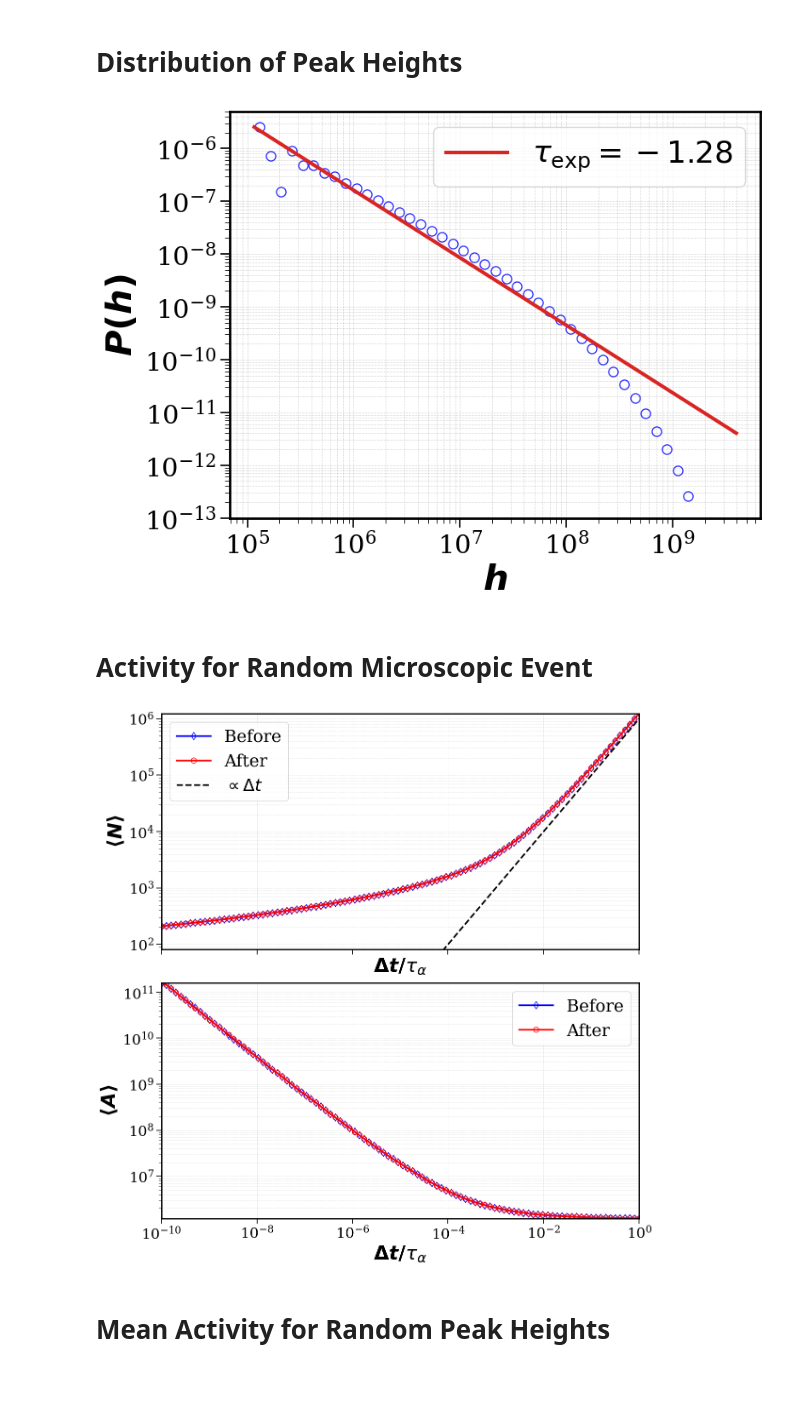
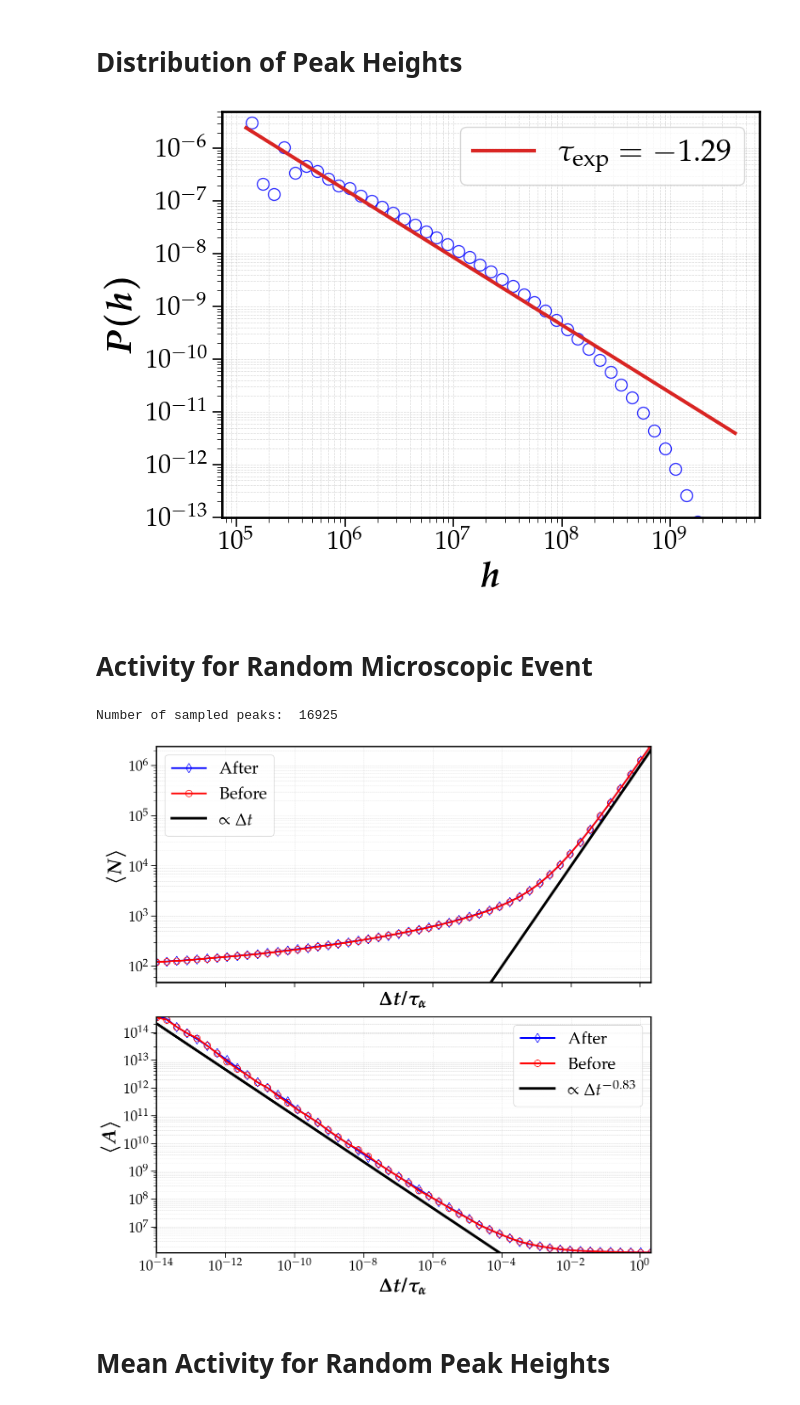
Before and after one commit to sylvainshan/PHYS-422-Foreshocks-and-Aftershocks-in-Thermal-Creep-Dynamics, a Jupyter notebook: Activity_analysis.ipynb, the cells around one changed output. Saved outputs shown, nothing was run; the diff lists cells and outputs as text; code cells hidden in the pictures.

```diff
--- a/Activity_analysis.ipynb
+++ b/Activity_analysis.ipynb
@@ -10,10 +10,14 @@ import matplotlib.pyplot as plt
 import matplotlib.colors as mcolors
 # %%
 # Failure times loading parameters
-N_SAMPLES = 5
+N_SAMPLES = 10
 N_SEGMENTS = 6
-start_id = 60
+start_id = 81
 stop_id = start_id + N_SAMPLES
 IDS = np.arange(start_id, stop_id)
 FILE_NAMES = [f'id=00{str(id)}.h5' for id in IDS]
+
+VERBOSE = True
+PLOT_CHECK = False
+SAVE_PLOT = True
 # %%
@@ -28,17 +33,17 @@ THRESHOLD = 1
 
 # Number of peaks to consider when randomly selecting peaks
 RANDOM_SEED = 0
-N_RANDOM_PEAKS = 20000
+N_RANDOM_PEAKS = 2000
 
 # Number of time windows to consider when counting events
-T = 100
-T_START = 1e-10
-T_END = 1
+T = 50
+T_START = 1e-14
+T_END = 2
 
 # Number of peak heights to consider when filtering peaks
 N_H = 6
-START_STD_H = 4
-END_STD_H = 9
+START_STD_H = 0
+END_STD_H = 10
 VAR_H = 0.05
 # %%
 all_failure_times, _ = load_failure_data(filenames=FILE_NAMES,
@@ -173,7 +283,7 @@ c_red = plt.get_cmap('Reds')
 c_blue = plt.get_cmap('Blues')
 c = ['blue', c_red(0.7)]
 fig, ax = plt.subplots(figsize=(8, 6))
-fit.plot_pdf(color=c[0], marker='o', linestyle='None', fillstyle='none', ax=ax, markersize=8, alpha=0.8)
+fit.plot_pdf(color=c[0], marker='o', linestyle='None', fillstyle='none', ax=ax, alpha=0.8)
 fit.power_law.plot_pdf(color=c[1], linestyle='-', ax=ax , label=rf'$\tau_{{\rm exp}}=-{fit.alpha:.2f}$', linewidth=3)
 ax.set_xlabel(r'$\boldsymbol{h}$')
 ax.set_ylabel(r'$\boldsymbol{P(h)}$')
@@ -192,66 +302,56 @@ if SAVE_PLOT:
 
 plt.show()
 # %% [output]
-[figure, old version]
+[figure, new version]
 # %% [markdown]
 # Activity for Random Microscopic Event
 # %%
 if COMPUTE_ACTIVITY_FOR_RANDOM_MICROSCOPIC_EVENT:
-    micro_time_windows = n_events_around_micro_event_dict['time_windows']
-    mean_n_micro_before = n_events_around_micro_event_dict['mean_n_before']
-    mean_n_micro_after = n_events_around_micro_event_dict['mean_n_after']
-    std_n_micro_before = n_events_around_micro_event_dict['std_n_before']
-    std_n_micro_after = n_events_around_micro_event_dict['std_n_after']
-
-    mean_a_micro_before = np.gradient(mean_n_micro_before, micro_time_windows)
-    mean_a_micro_after = np.gradient(mean_n_micro_after, micro_time_windows)
-
-    median_n_micro_before = np.median(n_events_around_micro_event_dict['n_before'], axis=0)
-    median_n_micro_after = np.median(n_events_around_micro_event_dict['n_after'], axis=0)
-
     fig, axs = plt.subplots(2, 1, sharex=True, figsize=(12, 12))
-    axs[0].plot(micro_time_windows, mean_n_micro_before, marker='d', fillstyle='none', linestyle='-', color='b', label='Before', markersize=8)
+    axs[0].plot(micro_time_windows, mean_n_micro_before, marker='d', fillstyle='none', linestyle='-', color='b', label='Before')
     # axs[0].fill_between(micro_time_windows, mean_n_micro_before - std_n_micro_before, mean_n_micro_before + std_n_micro_before, color='b', alpha=0.25)
 
-    axs[0].plot(micro_time_windows, mean_n_micro_after, marker='o', fillstyle='none', linestyle='-', color='r', label='After', markersize=8)
+    axs[0].plot(micro_time_windows, mean_n_micro_after, marker='o', fillstyle='none', linestyle='-', color='r', label='After')
     # axs[0].fill_between(micro_time_windows, mean_n_micro_after - std_n_micro_after, mean_n_micro_after + std_n_micro_after, color='r', alpha=0.25)
 
-    axs[0].plot(micro_time_windows, 1e6 * micro_time_windows, linestyle='--', color='black', label=r'$\propto \Delta t$')
+    axs[0].plot(micro_time_windows, 1e6 * micro_time_windows, linestyle='-', color='black', label=r'$\propto \Delta t$', linewidth=4)
     axs[0].set_xscale('log')
     axs[0].set_yscale('log')
     axs[0].set_xlabel(r'$\boldsymbol{\Delta t/\tau_\alpha}$')
     axs[0].set_ylabel(r'$\boldsymbol{\langle N \rangle}$')
     axs[0].set_xlim(min(micro_time_windows), max(micro_time_windows))
     axs[0].set_ylim(min([median_n_micro_before.min(), median_n_micro_after.min()]),
                     max([median_n_micro_before.max(), median_n_micro_after.max()]))
     axs[0].legend(loc='best')
     axs[0].grid(True, alpha=0.3, which='both', ls='--')
 
-    axs[1].plot(micro_time_windows, mean_a_micro_before,marker='d', fillstyle='none', linestyle='-', color='b', label='Before', markersize=8)
-    axs[1].plot(micro_time_windows, mean_a_micro_after, marker='o',   fillstyle='none', linestyle='-', color='r', label='After', markersize=8)
+    axs[1].plot(micro_time_windows, mean_a_micro_before,marker='d', fillstyle='none', linestyle='-', color='b', label='Before', alpha=0.8)
+    axs[1].plot(micro_time_windows, mean_a_micro_after, marker='o',   fillstyle='none', linestyle='-', color='r', label='After', alpha=0.8)
+    axs[1].plot(micro_time_windows, 5e2*micro_time_windows**(-0.83), linestyle='-', color='black', label=r'$\propto \Delta t^{-0.83}$', linewidth=4)
     axs[1].set_xscale('log')
     axs[1].set_yscale('log')
     axs[1].set_xlabel(r'$\boldsymbol{\Delta t/\tau_\alpha}$')
     axs[1].set_ylabel(r'$\boldsymbol{\langle A \rangle}$')
     axs[1].set_xlim(min(micro_time_windows), max(micro_time_windows))
     axs[1].set_ylim(min([mean_a_micro_before.min(), mean_a_micro_after.min()]),
                     max([mean_a_micro_before.max(), mean_a_micro_after.max()]))
     axs[1].legend(loc='best')
     axs[1].grid(True, alpha=0.3, which='both', ls='--')
 
     plt.tight_layout()
 
     if SAVE_PLOT:
         save_dir = os.path.join(FIGURE_DIR)
         if not os.path.exists(save_dir):
             os.makedirs(save_dir)
         plt.savefig(os.path.join(save_dir, 'activity_vs_time_random.pdf'), bbox_inches='tight')
         with open(os.path.join(save_dir, 'activity_vs_time_random.pkl'), 'wb') as f:
             pickle.dump(fig, f)
 
     plt.show()
 # %% [output]
+Number of sampled peaks:  16925
-[figure, old version]
+[figure, new version]
 # %% [markdown]
 # Mean Activity for Random Peak Heights
 # %%
```
Also changed, not shown: parts of 18 cells of this notebook, 2 other files.
